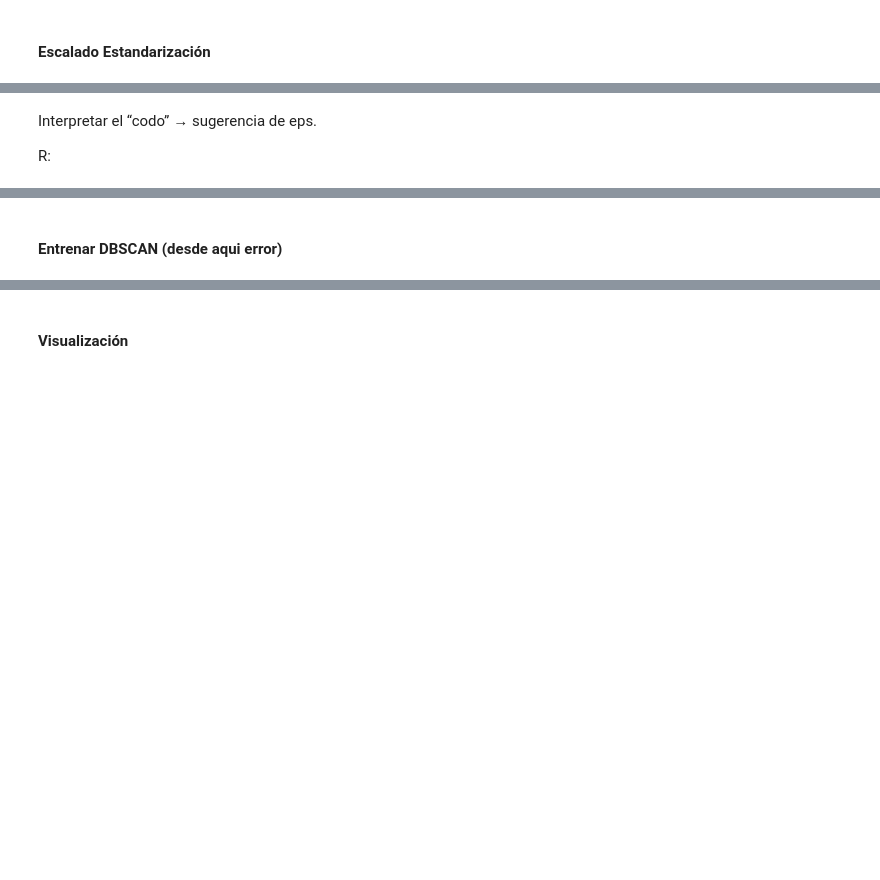
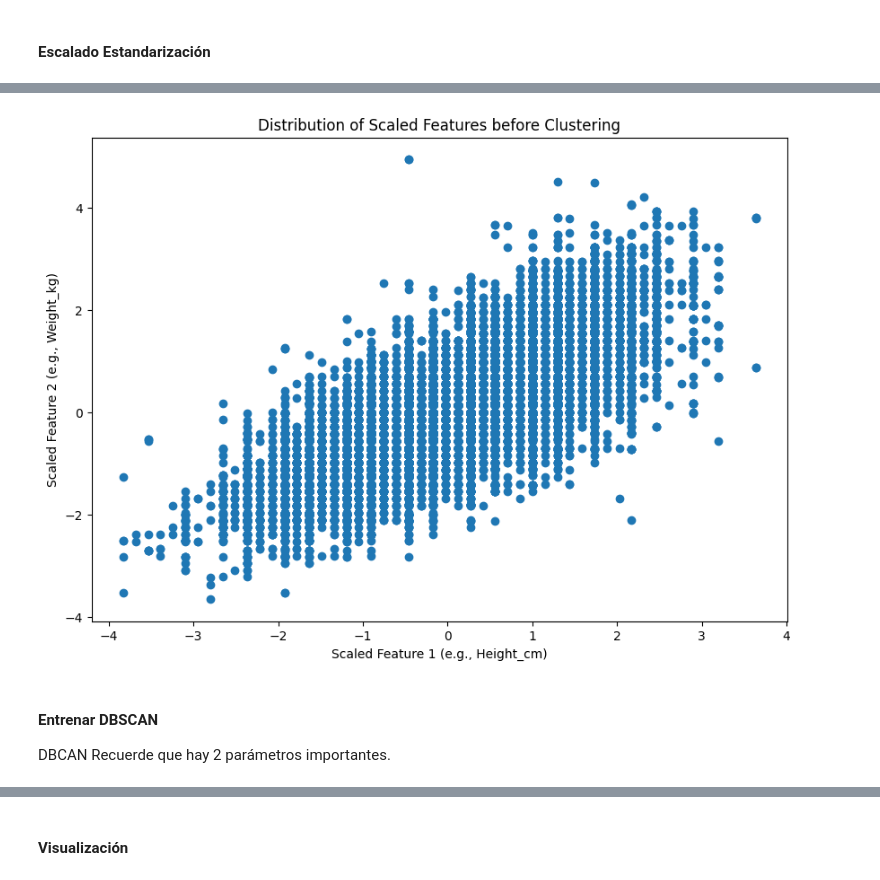
Before and after one commit to BrandonLCC/FIFA_ML_Kedro, a Jupyter notebook: notebooks/unsupervised/02_clustering_dbscan.ipynb.ipynb, the cells around one changed output, grey strips where cells are left out. Saved outputs shown, nothing was run; the diff lists cells and outputs as text; code cells hidden in the pictures; blank space fills up the shorter version.

```diff
--- a/notebooks/unsupervised/02_clustering_dbscan.ipynb.ipynb
+++ b/notebooks/unsupervised/02_clustering_dbscan.ipynb.ipynb
@@ -87,4 +266,10 @@ plt.show()
-# %% [markdown]
-Interpretar el “codo” → sugerencia de eps.
-
-R:
+# %%
+# Graficamos los puntos antes de crear el modelo.
+
+plt.figure(figsize=(10, 7))
+plt.scatter(X_scaled[:,0], X_scaled[:,1]) # Plotting X_scaled without cluster labels
+plt.xlabel("Scaled Feature 1 (e.g., Height_cm)")
+plt.ylabel("Scaled Feature 2 (e.g., Weight_kg)")
+plt.title("Distribution of Scaled Features before Clustering")
+plt.show()
+# %% [output]
@@ -91,3 +277,7 @@ R:
+[figure, added]
 # %% [markdown]
-#### **Entrenar DBSCAN** (desde aqui error)
+#### **Entrenar DBSCAN**
+
+DBCAN
+Recuerde que hay 2 parámetros importantes.
 # %%
```
Also changed, not shown: parts of 20 cells of this notebook, 3 other files.
